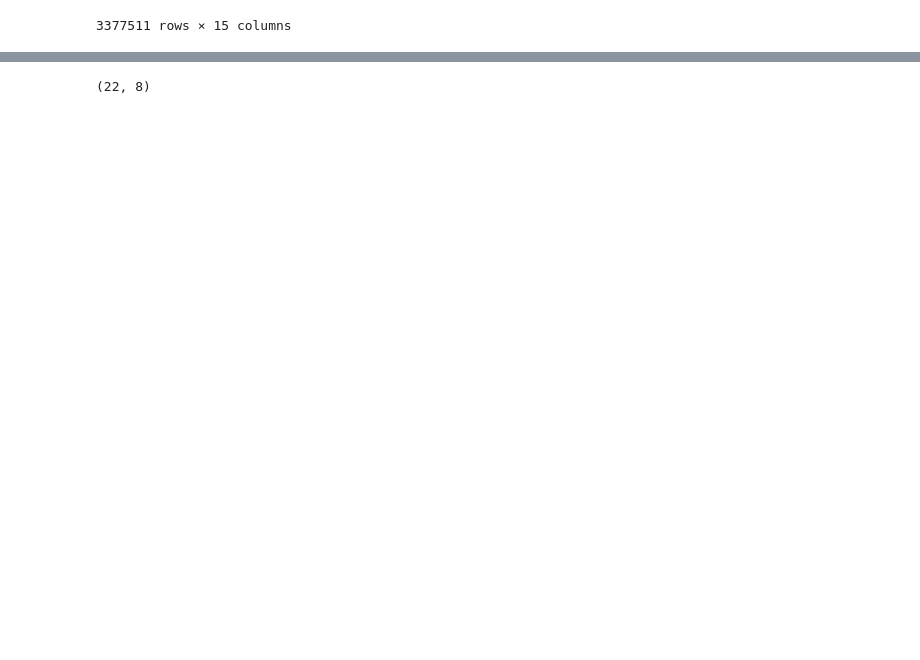
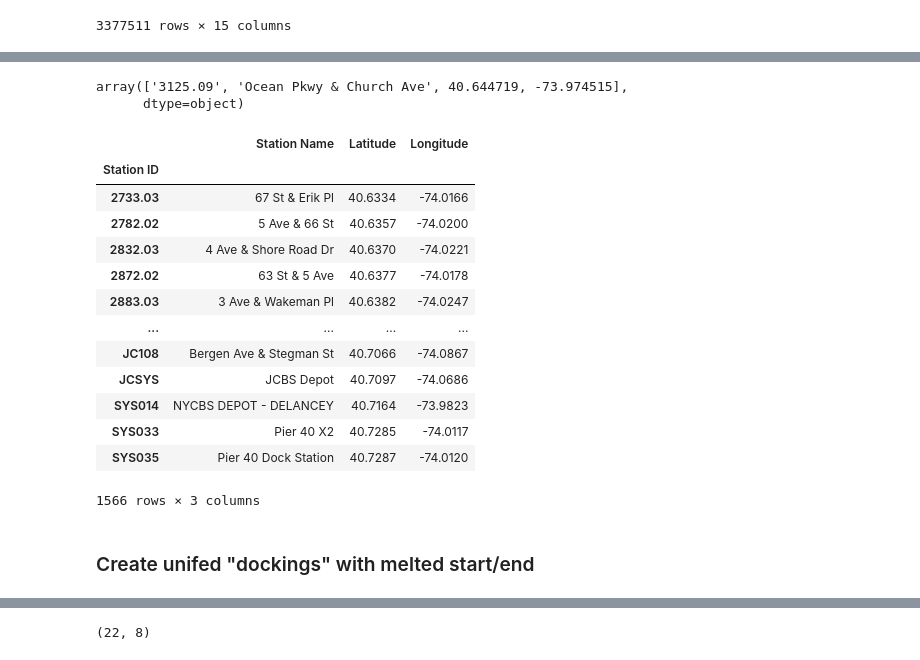
Before and after one commit to neighbor-ryan/ctbk.dev, a Jupyter notebook: station-counts.ipynb, the cells around one changed output, grey strips where cells are left out. Saved outputs shown, nothing was run; the diff lists cells and outputs as text; code cells hidden in the pictures; blank space fills up the shorter version.

```diff
--- a/station-counts.ipynb
+++ b/station-counts.ipynb
@@ -19,0 +32,80 @@ d
+# %%
+r1
+# %% [output]
+array(['3125.09', 'Ocean Pkwy & Church Ave', 40.644719, -73.974515],
+      dtype=object)
+# %%
+columns ={
+    'Start Station ID': 'Station ID',
+    'Start Station Name': 'Station Name',
+    'Start Station Latitude': 'Latitude',
+    'Start Station Longitude': 'Longitude',
+}
+starts = (
+    d[columns.keys()]
+    .rename(columns=columns)
+)
+starts['Start'] = True
+columns ={
+    'End Station ID': 'Station ID',
+    'End Station Name': 'Station Name',
+    'End Station Latitude': 'Latitude',
+    'End Station Longitude': 'Longitude',
+}
+ends = (
+    d[columns.keys()]
+    .rename(columns=columns)
+)
+ends['Start'] = True
+
+station_ends = pd.concat([starts, ends])
+station_ends['Latitude'] = station_ends['Latitude'].apply(lambda f: round(f, 4))
+station_ends['Longitude'] = station_ends['Longitude'].apply(lambda f: round(f, 4))
+
+
+def find_conflicting_stations(df):
+    dd = df.drop_duplicates()
+    if len(dd) == 1:
+        dd = dd.iloc[0:0]
+    return dd
+
+conflicting_entries = (
+    station_ends
+    .drop(columns=['Start'])
+    .groupby('Station ID')
+    .apply(find_conflicting_stations)
+    .reset_index(drop=True)
+)
+
+def squash_station_group(df):
+    dd = df.drop_duplicates()
+    dd = dd.iloc[-1:]
+    return dd
+
+station_entries = (
+    station_ends
+    .drop(columns=['Start'])
+    .groupby('Station ID')
+    .apply(squash_station_group)
+    .reset_index(drop=True)
+)
+
+stations = station_entries.set_index('Station ID')
+stations
+# %% [output]
+|  | Station Name | Latitude | Longitude |
+| Station ID |  |  |  |
+| 2733.03 | 67 St & Erik Pl | 40.6334 | -74.0166 |
+| 2782.02 | 5 Ave & 66 St | 40.6357 | -74.0200 |
+| 2832.03 | 4 Ave & Shore Road Dr | 40.6370 | -74.0221 |
+| 2872.02 | 63 St & 5 Ave | 40.6377 | -74.0178 |
+| 2883.03 | 3 Ave & Wakeman Pl | 40.6382 | -74.0247 |
+| ... | ... | ... | ... |
+| JC108 | Bergen Ave & Stegman St | 40.7066 | -74.0867 |
+| JCSYS | JCBS Depot | 40.7097 | -74.0686 |
+| SYS014 | NYCBS DEPOT - DELANCEY | 40.7164 | -73.9823 |
+| SYS033 | Pier 40 X2 | 40.7285 | -74.0117 |
+| SYS035 | Pier 40 Dock Station | 40.7287 | -74.0120 |
+1566 rows × 3 columns
+# %% [markdown]
+### Create unifed "dockings" with melted start/end
```
Also changed, not shown: parts of 48 cells of this notebook.
